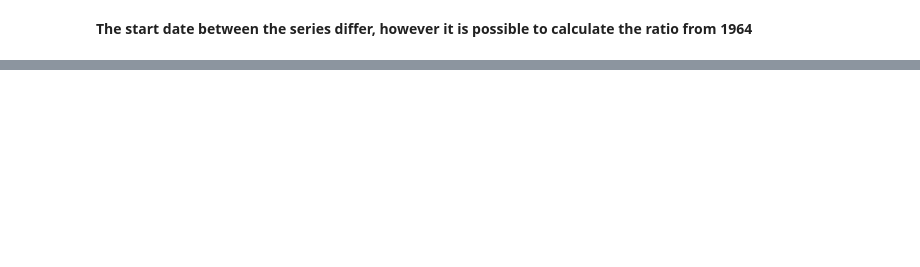
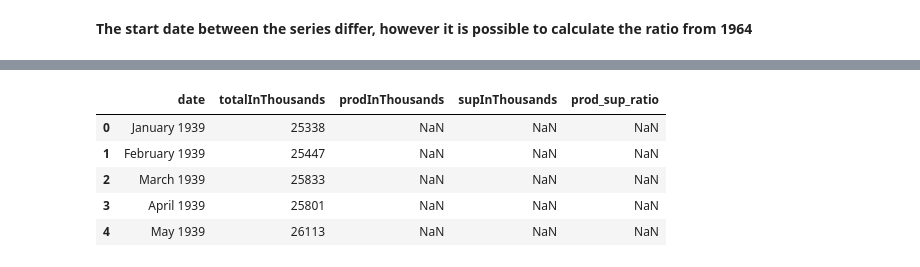
Before and after one commit to rpoandres/NG_DA_Challenge, a Jupyter notebook: Main.ipynb, the cells around one changed output, grey strips where cells are left out. Cells and saved outputs as stored; diff of their text form; code cells hidden in the pictures; blank space fills up the shorter version.

```diff
--- a/Main.ipynb
+++ b/Main.ipynb
@@ -417,4 +571,13 @@ df_pro_sup_merge['supInThousands'] = df_pro_sup_merge['totalInThousands']-df_pro
 # Production employees / supervisory employees Ratio
 df_pro_sup_merge['prod_sup_ratio'] = round(df_pro_sup_merge['prodInThousands']/df_pro_sup_merge['supInThousands'],2)
+# %%
+df_pro_sup_merge.head()
+# %% [output]
+|  | date | totalInThousands | prodInThousands | supInThousands | prod_sup_ratio |
+| 0 | January 1939 | 25338 | NaN | NaN | NaN |
+| 1 | February 1939 | 25447 | NaN | NaN | NaN |
+| 2 | March 1939 | 25833 | NaN | NaN | NaN |
+| 3 | April 1939 | 25801 | NaN | NaN | NaN |
+| 4 | May 1939 | 26113 | NaN | NaN | NaN |
 # %%
 df_pro_sup_merge.tail()
```
Also changed, not shown: parts of 38 cells of this notebook.
